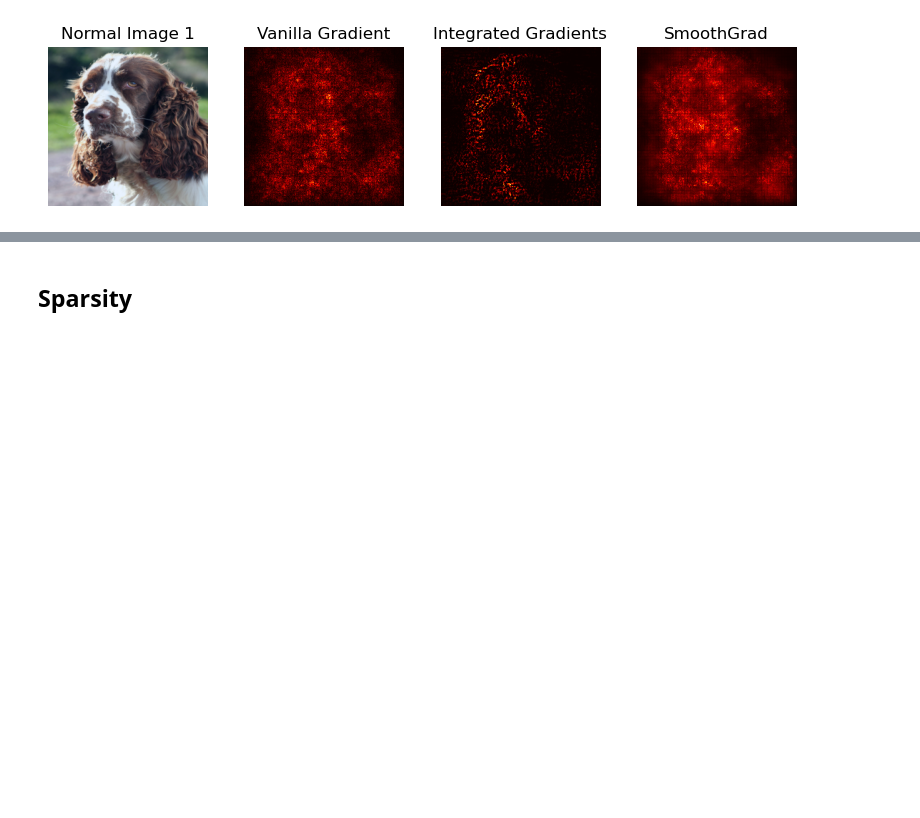
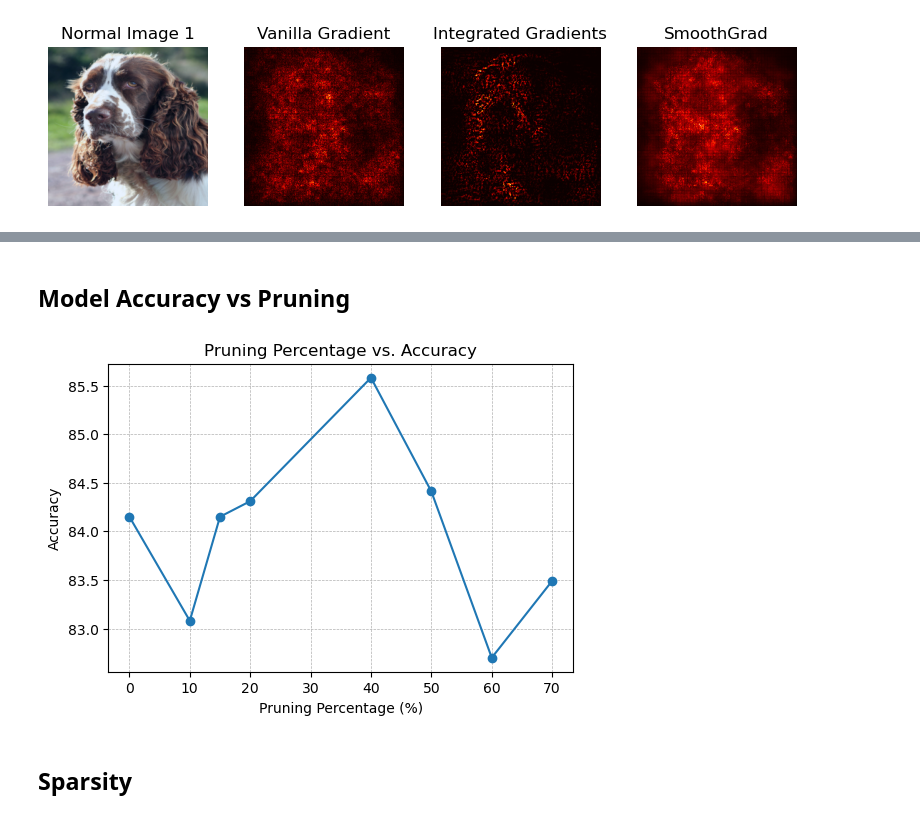
Before and after one commit to sanishsuwal7/NeuripsPruning, a Jupyter notebook: code/saliency.ipynb, the cells around one changed output, grey strips where cells are left out. Cells and saved outputs as stored; diff of their text form; code cells hidden in the pictures; blank space fills up the shorter version.

```diff
--- a/code/saliency.ipynb
+++ b/code/saliency.ipynb
@@ -474,3 +474,40 @@ result_aopc = compute_aopc_morf({model})
+# %% [markdown]
+## Model Accuracy vs Pruning
+# %%
+# Sparsity values from the initial user query
+model_accuracy = [
+    84.15,
+    83.08,
+    84.15,
+    84.31,
+    85.58,
+    84.41,
+    82.7,
+    83.49
+]
+pruning_percentages = [0, 10, 15, 20, 40, 50, 60, 70]
+
+# Create a DataFrame for better organization
+df = pd.DataFrame({
+    'Pruning Percentage': pruning_percentages,
+    'Accuracy': model_accuracy
+})
+
+# Create the plot using the fig, ax convention
+fig, ax = plt.subplots(figsize=(6,4))
+ax.plot(df['Pruning Percentage'], df['Accuracy'], marker='o', linestyle='-')
+
+# Add titles and labels using the ax object
+ax.set_title('Pruning Percentage vs. Accuracy')
+ax.set_xlabel('Pruning Percentage (%)')
+ax.set_ylabel('Accuracy')
+ax.grid(True, which='both', linestyle='--', linewidth=0.5)
+
+# Save the figure to a file
+plt.savefig("roadplots/PRUNING_VS_ACCURACY.pdf", format="pdf", dpi=300, bbox_inches="tight")
+plt.show()
+# %% [output]
+[figure, added]
 # %% [markdown]
 ## Sparsity
 # %%
```
Also changed, not shown: parts of 19 cells of this notebook, 13 other files.
